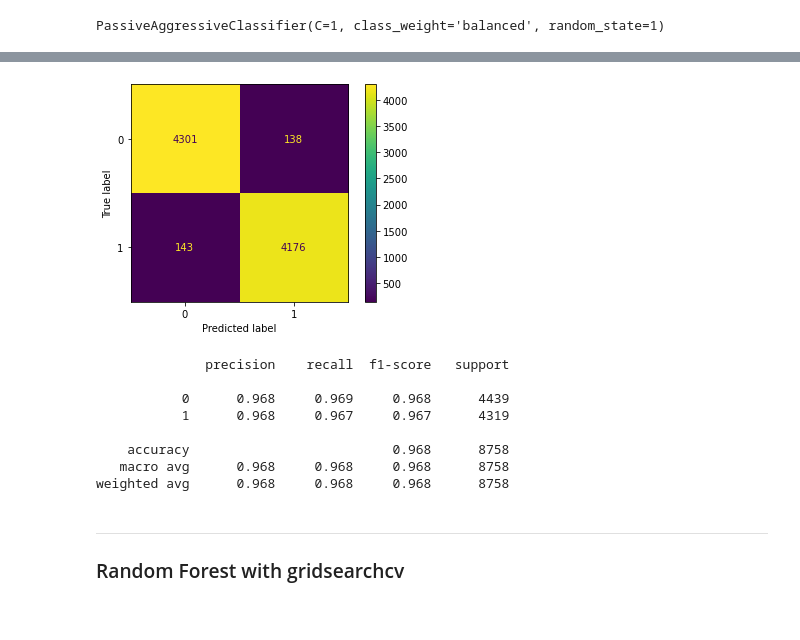
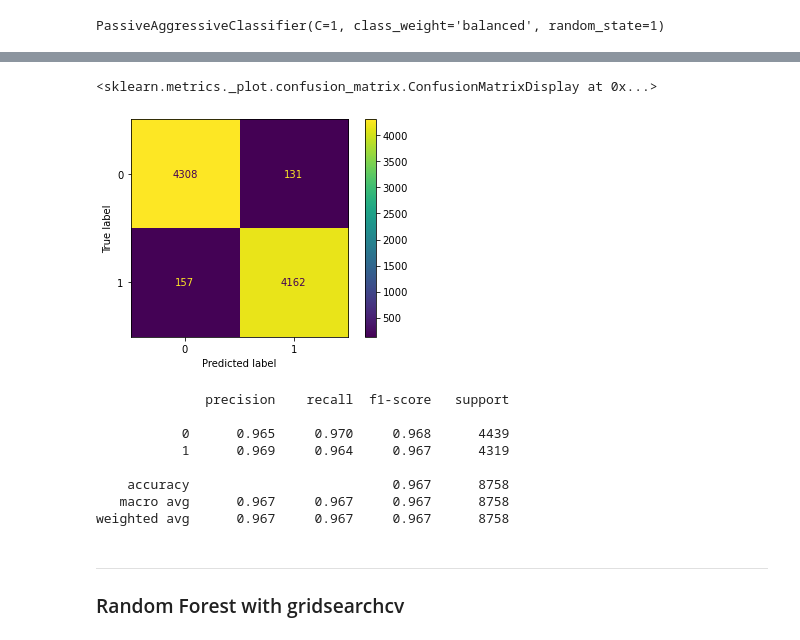
Before and after one commit to grassynull0/fake_news, a Jupyter notebook: NLP_modeling.ipynb, the cells around one changed output, grey strips where cells are left out. Saved outputs shown, nothing was run; the diff lists cells and outputs as text; code cells hidden in the pictures.

```diff
--- a/NLP_modeling.ipynb
+++ b/NLP_modeling.ipynb
@@ -151,7 +175,7 @@ X_train_lemma, X_test_lemma, y_train, y_test = train_test_split(lemma_text['text
                                                     test_size = 0.33, random_state=1, shuffle=True)
 # %%
 # Vectorizing data so that we can use it in model process
-vec_train3=tfidf_vectorizer.fit_transform(X_train_lemma)
-vec_test3=tfidf_vectorizer.transform(X_test_lemma)
+vec_train2=tfidf_vectorizer.fit_transform(X_train_lemma)
+vec_test2=tfidf_vectorizer.transform(X_test_lemma)
 # %%
 # Instantiating the classifier and fitting to the new vectorized data
@@ -202,12 +225,12 @@ stem_text.head()
 # %%
-X_train, X_test, y_train, y_test = train_test_split(stem_text['text'], main['label'], random_state=1,
+X_train_stem, X_test_stem, y_train_stem, y_test_stem = train_test_split(stem_text['text'], y, random_state=1,
                                                     shuffle=True, test_size = 0.33)
 
-vec_train=tfidf_vectorizer.fit_transform(X_train)
-vec_test=tfidf_vectorizer.transform(X_test)
+vec_train3=tfidf_vectorizer.fit_transform(X_train_stem)
+vec_test3=tfidf_vectorizer.transform(X_test_stem)
 # %%
-pacStem=PassiveAggressiveClassifier(max_iter=1000, random_state=1, C=1, class_weight='balanced', shuffle=True)
-pacStem.fit(vec_train, y_train)
+pac3=PassiveAggressiveClassifier(max_iter=1000, random_state=1, C=1, class_weight='balanced', shuffle=True)
+pac3.fit(vec_train3, y_train_stem)
 # %% [output]
 PassiveAggressiveClassifier(C=1, class_weight='balanced', random_state=1)
 # %%
@@ -221,18 +244,19 @@ PAC Accuracy: 96.79
-# %%
-plot_confusion_matrix(pacStem, vec_test, y_test);
-# %% [output]
-[figure, removed]
+# %%
+plot_confusion_matrix(pac3, vec_test3, y_test_stem)
+# %% [output]
+<sklearn.metrics._plot.confusion_matrix.ConfusionMatrixDisplay at 0x...>
+[figure, added]
 # %%
-print(classification_report(y_test, ypredstem, digits=3))
+print(classification_report(y_test_stem, ypredstem, digits=3))
 # %% [output]
               precision    recall  f1-score   support
 
-           0      0.968     0.969     0.968      4439
-           1      0.968     0.967     0.967      4319
+           0      0.965     0.970     0.968      4439
+           1      0.969     0.964     0.967      4319
 
-    accuracy                          0.968      8758
-   macro avg      0.968     0.968     0.968      8758
-weighted avg      0.968     0.968     0.968      8758
+    accuracy                          0.967      8758
+   macro avg      0.967     0.967     0.967      8758
+weighted avg      0.967     0.967     0.967      8758
 # %% [markdown]
 ---
 ### Random Forest with gridsearchcv
```
Also changed, not shown: parts of 26 cells of this notebook, 5 other files.
